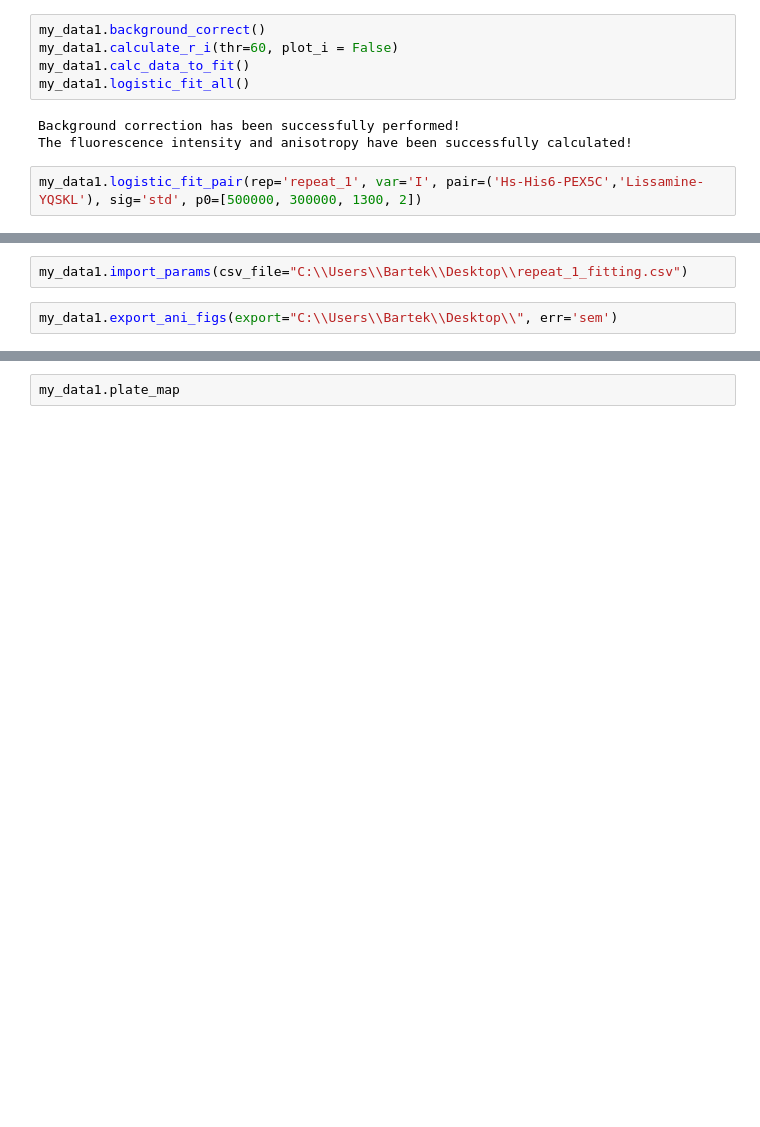
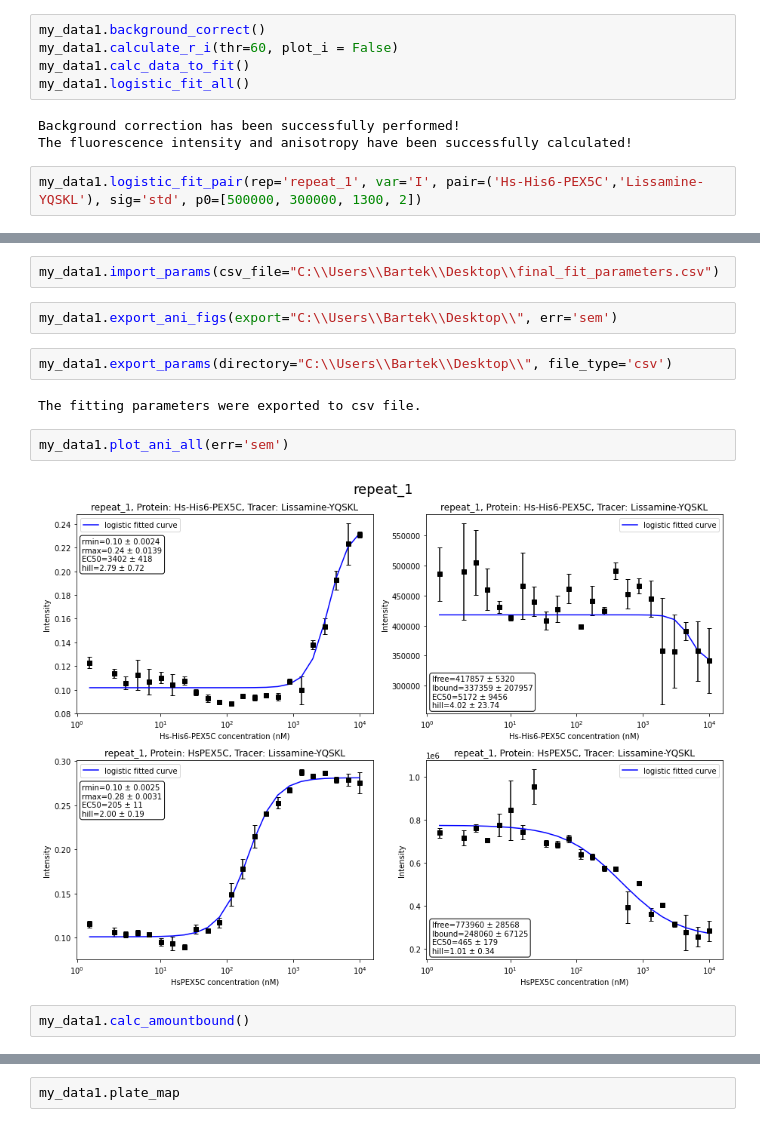
Before and after one commit to mariuszlas/Fluorescence-Anisotropy-Analysis-Development, a Jupyter notebook: fluorescenceanisotropy/fluores_anisotropy.ipynb, the cells around one changed output, grey strips where cells are left out. Drawn from its saved outputs; the diff is of its cells as text; blank space fills up the shorter version.

```diff
--- a/fluorescenceanisotropy/fluores_anisotropy.ipynb
+++ b/fluorescenceanisotropy/fluores_anisotropy.ipynb
@@ -1032,5 +1056,15 @@ my_data1.final_fit
 # %%
-my_data1.import_params(csv_file="C:\\Users\\Bartek\\Desktop\\repeat_1_fitting.csv")
+my_data1.import_params(csv_file="C:\\Users\\Bartek\\Desktop\\final_fit_parameters.csv")
 # %%
 my_data1.export_ani_figs(export="C:\\Users\\Bartek\\Desktop\\", err='sem')
+# %%
+my_data1.export_params(directory="C:\\Users\\Bartek\\Desktop\\", file_type='csv')
+# %% [output]
+The fitting parameters were exported to csv file.
+# %%
+my_data1.plot_ani_all(err='sem')
+# %% [output]
+[figure, added]
+# %%
+my_data1.calc_amountbound()
 # %%
```
Also changed, not shown: parts of 25 cells of this notebook.
